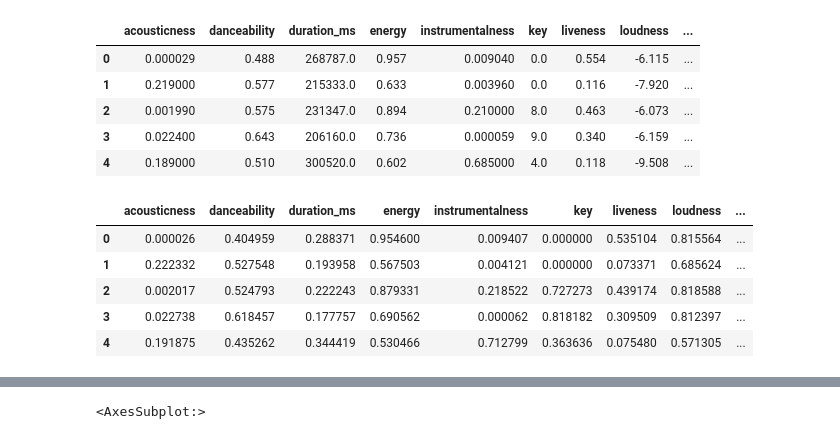
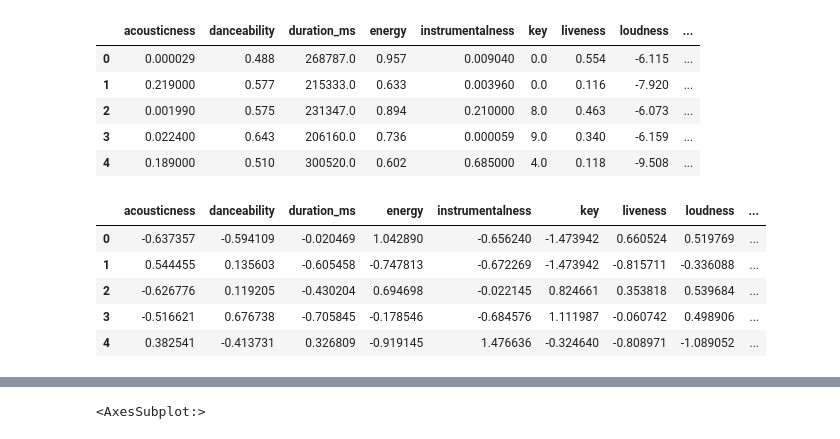
Before and after one commit to ninahew/music_machine, a Jupyter notebook: code/Marvelous Music Machine.ipynb, the cells around one changed output, grey strips where cells are left out. Drawn from its saved outputs; the diff is of its cells as text; code cells hidden in the pictures.

```diff
--- a/code/Marvelous Music Machine.ipynb
+++ b/code/Marvelous Music Machine.ipynb
@@ -85,13 +85,15 @@ df.head()
 | 4 | 0.189000 | 0.510 | 300520.0 | 0.602 | 0.685000 | 4.0 | 0.118 | -9.508 | ... |
 # %%
 from sklearn.preprocessing import MinMaxScaler
-scaler = MinMaxScaler()
+from sklearn.preprocessing import StandardScaler
+# scaler = MinMaxScaler()
+scaler = StandardScaler()
 df_normalized = pd.DataFrame(scaler.fit_transform(df), columns = df.columns)
 df_normalized.head()
 # %% [output]
 |  | acousticness | danceability | duration_ms | energy | instrumentalness | key | liveness | loudness | ... |
-| 0 | 0.000026 | 0.404959 | 0.288371 | 0.954600 | 0.009407 | 0.000000 | 0.535104 | 0.815564 | ... |
-| 1 | 0.222332 | 0.527548 | 0.193958 | 0.567503 | 0.004121 | 0.000000 | 0.073371 | 0.685624 | ... |
-| 2 | 0.002017 | 0.524793 | 0.222243 | 0.879331 | 0.218522 | 0.727273 | 0.439174 | 0.818588 | ... |
-| 3 | 0.022738 | 0.618457 | 0.177757 | 0.690562 | 0.000062 | 0.818182 | 0.309509 | 0.812397 | ... |
-| 4 | 0.191875 | 0.435262 | 0.344419 | 0.530466 | 0.712799 | 0.363636 | 0.075480 | 0.571305 | ... |
+| 0 | -0.637357 | -0.594109 | -0.020469 | 1.042890 | -0.656240 | -1.473942 | 0.660524 | 0.519769 | ... |
+| 1 | 0.544455 | 0.135603 | -0.605458 | -0.747813 | -0.672269 | -1.473942 | -0.815711 | -0.336088 | ... |
+| 2 | -0.626776 | 0.119205 | -0.430204 | 0.694698 | -0.022145 | 0.824661 | 0.353818 | 0.539684 | ... |
+| 3 | -0.516621 | 0.676738 | -0.705845 | -0.178546 | -0.684576 | 1.111987 | -0.060742 | 0.498906 | ... |
+| 4 | 0.382541 | -0.413731 | 0.326809 | -0.919145 | 1.476636 | -0.324640 | -0.808971 | -1.089052 | ... |
```
Also changed, not shown: parts of 16 cells of this notebook.
